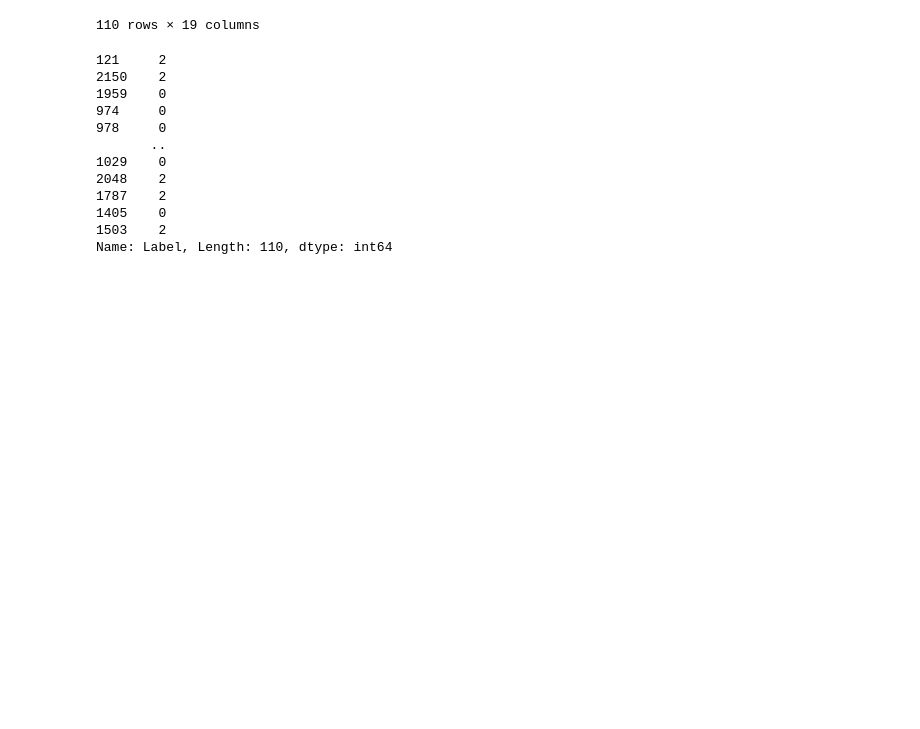
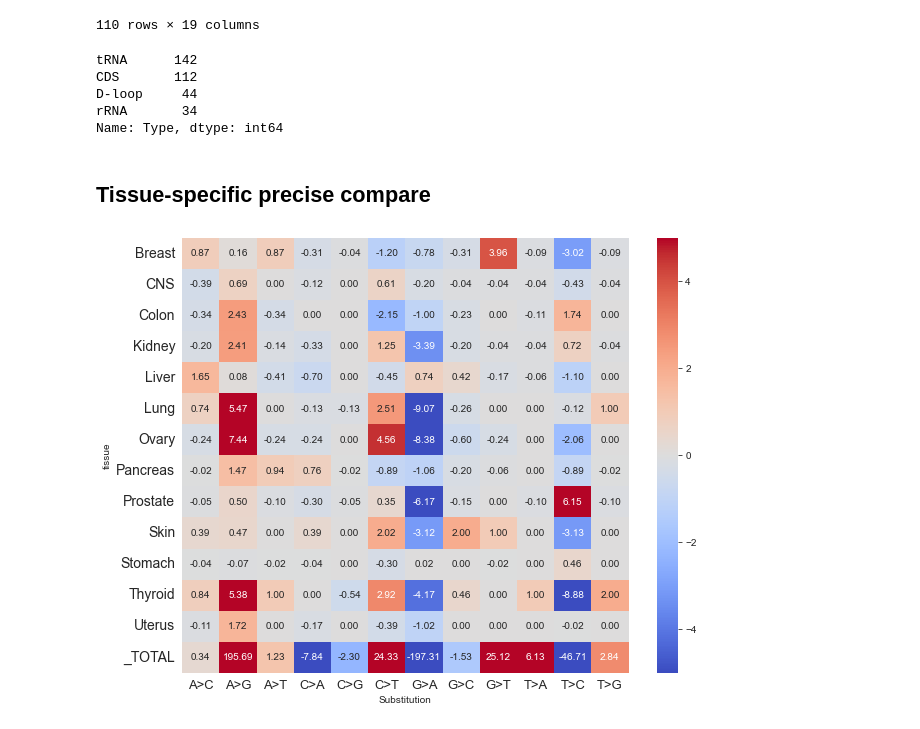
Before and after one commit to mitoclub/mtdnaMutSpecOfCancers, a Jupyter notebook: notebooks/stem_workers.ipynb, the cells around one changed output. Cells and saved outputs as stored; diff of their text form; code cells hidden in the pictures; blank space fills up the shorter version.

Commit message:
added plot that shows that kill tis-spec analysis

```diff
--- a/notebooks/stem_workers.ipynb
+++ b/notebooks/stem_workers.ipynb
@@ -484,18 +473,31 @@ gtex_filtered_tv
 | 1405 | 7596 | 10 | 1 | Whole Blood | cytochrome c oxidase subunit II | G>T | T[G>T]C | 0.0435 | 19 | ... |
 | 1503 | 7931 | 345 | 3 | Whole Blood | cytochrome c oxidase subunit II | A>T | G[A>T]C | 0.0351 | 19 | ... |
 110 rows × 19 columns
-# %%
-gtex_filtered_tv.Label
-# %% [output]
-121     2
-2150    2
-1959    0
-974     0
-978     0
-       ..
-1029    0
-2048    2
-1787    2
-1405    0
-1503    2
-Name: Label, Length: 110, dtype: int64
+# %%
+gtex_annotated[(gtex_annotated.Substitution.isin(transversions))].Type.value_counts()
+# %% [output]
+tRNA      142
+CDS       112
+D-loop     44
+rRNA       34
+Name: Type, dtype: int64
+# %% [markdown]
+## Tissue-specific precise compare
+# %%
+_cur_gtex = gtex_tissue2sbs.loc[A&B, possible_sbs12].groupby("tissue").sum()
+_cur_tcga = tcga_tissue2sbs.loc[A&B, possible_sbs12]
+
+_cur_gtex = _cur_gtex.append(gtex_tissue2sbs[possible_sbs12].sum(axis=0).rename("_TOTAL"))
+_cur_tcga = _cur_tcga.append(tcga_tissue2sbs[possible_sbs12].sum(axis=0).rename("_TOTAL"))
+# %%
+obs = _cur_gtex
+exp = (_cur_tcga.T / _cur_tcga.sum(axis=1) * _cur_gtex.sum(axis=1)).T
+d = obs - exp
+
+plt.figure(figsize=(10, 8))
+sns.heatmap(d, annot=True, fmt=".2f", cmap="coolwarm", vmin=-5, vmax=5)
+plt.xticks(fontsize=13)
+plt.yticks(fontsize=14)
+plt.show()
+# %% [output]
+[figure, added]
```
Also changed, not shown: parts of 7 cells of this notebook.
